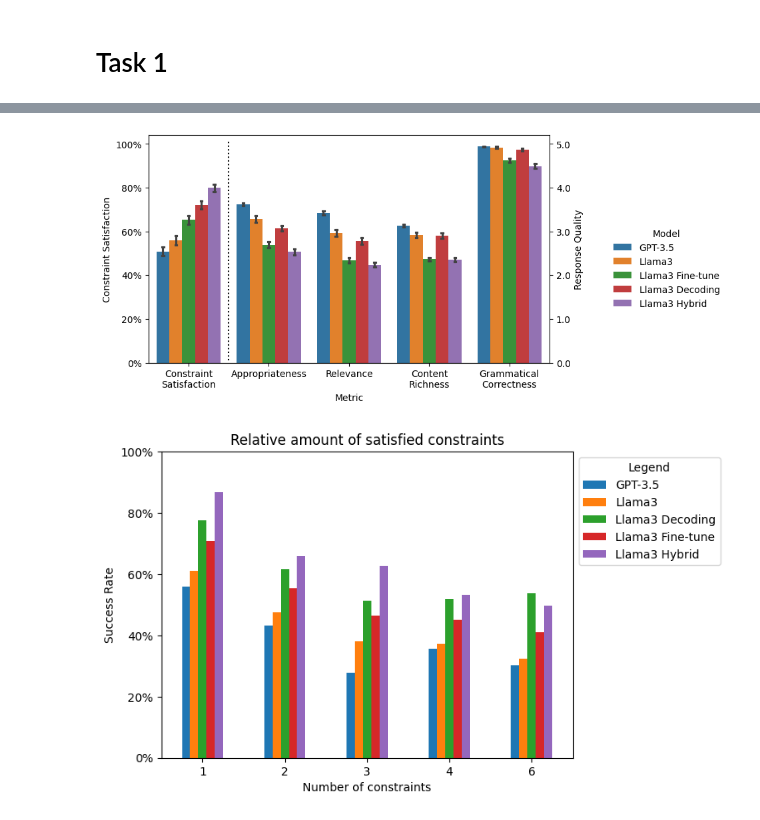
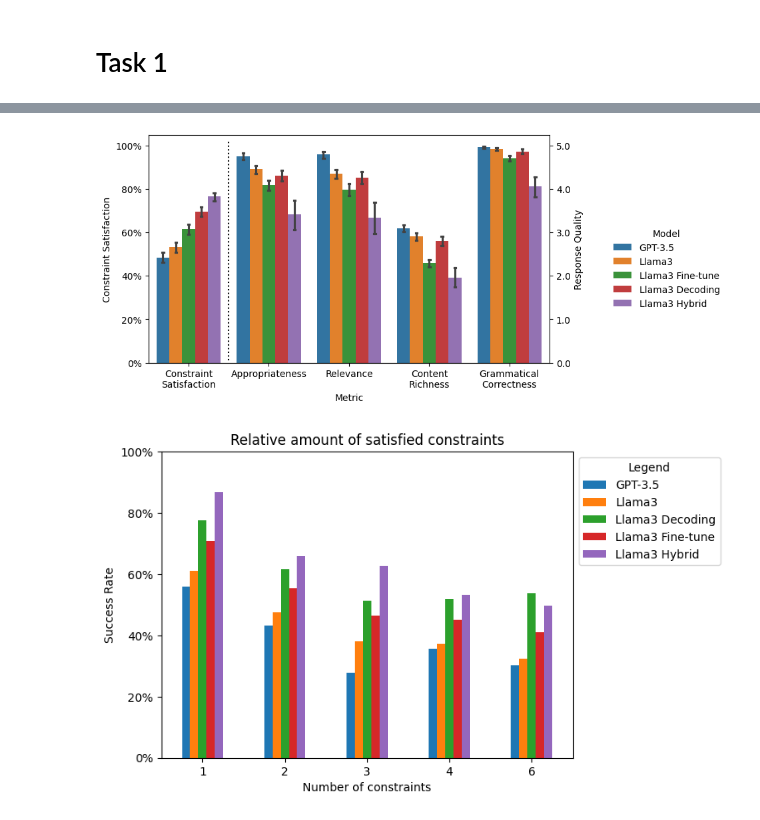
Before and after one commit to shivster2000/grammarctg, a Jupyter notebook: experiments/016_tasks_results.ipynb, the cells around one changed output, grey strips where cells are left out. Saved outputs shown, nothing was run; the diff lists cells and outputs as text; code cells hidden in the pictures.

```diff
--- a/experiments/016_tasks_results.ipynb
+++ b/experiments/016_tasks_results.ipynb
@@ -141,6 +141,8 @@ plot_sat(res)
 # %%
 models = ["gpt35", "llama", "llama-FT-multi", "llama-ft-decoding", "llama-decoding-2"]
 res, single_constraints = get_res(models)
+res['test'] = res['source'].isin(['CMUDoG', 'ToC'])
+
 translate_models(res)
 translate_models(single_constraints)
 # %%
@@ -150,10 +159,10 @@ NameError: name 'gpt_metrics' is not defined
 # %%
-res_melt = res[['model','num_constraints_sat']+list(gpt_metrics.keys())].melt(['model'], var_name='Metric', value_name='Value')
+res_melt = res[res['test']][['model','num_constraints_sat']+list(gpt_metrics.keys())].melt(['model'], var_name='Metric', value_name='Value')
 res_melt.loc[res_melt['Metric']!="num_constraints_sat",'Value'] /= 5
 res_melt.rename(columns={"model": 'Model'}, inplace=True)
 plot_combined(res_melt, hue="Model", save="../results/task1.pdf", hue_order=['GPT-3.5', 'Llama3', 'Llama3 Fine-tune', 'Llama3 Decoding', 'Llama3 Hybrid'])
 # %% [output]
-[figure, old version]
+[figure, new version]
 # %%
 plot_sat(res)
 # %% [output]
```
Also changed, not shown: parts of 5 cells of this notebook, 9 other files.
